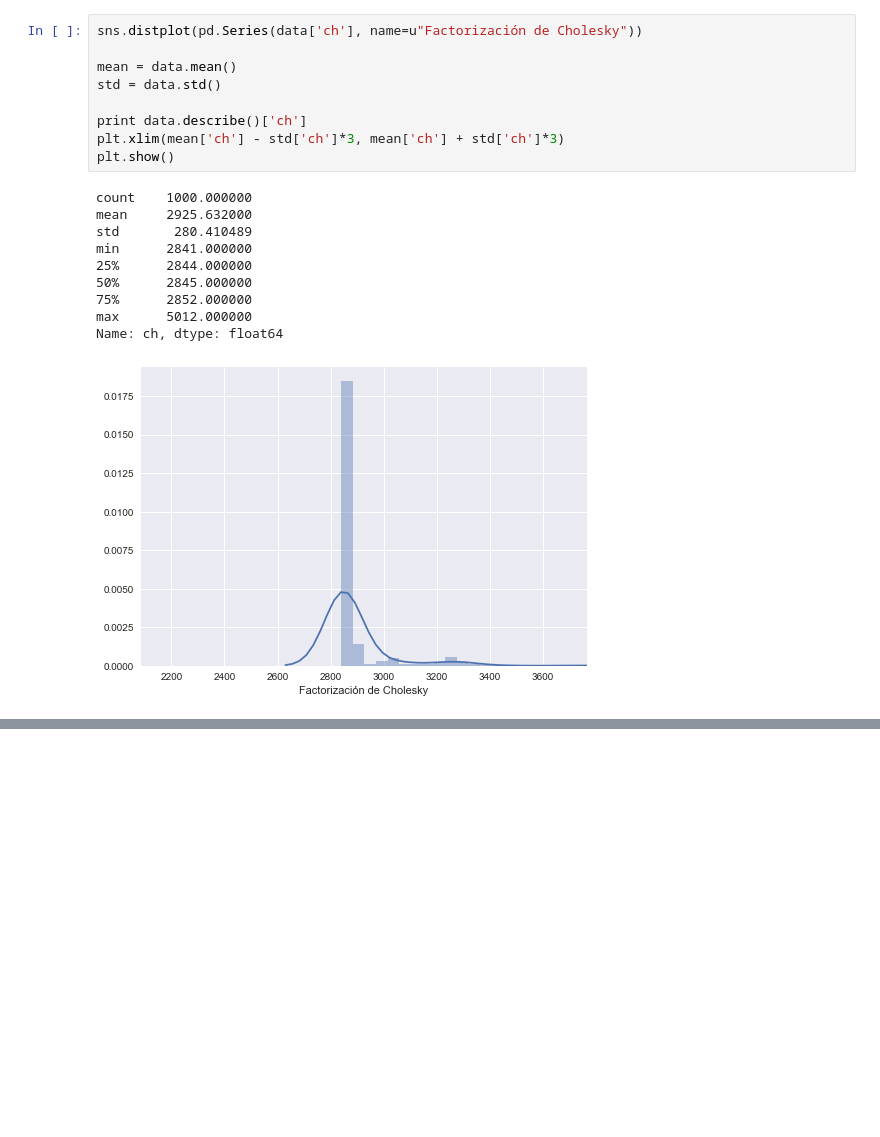
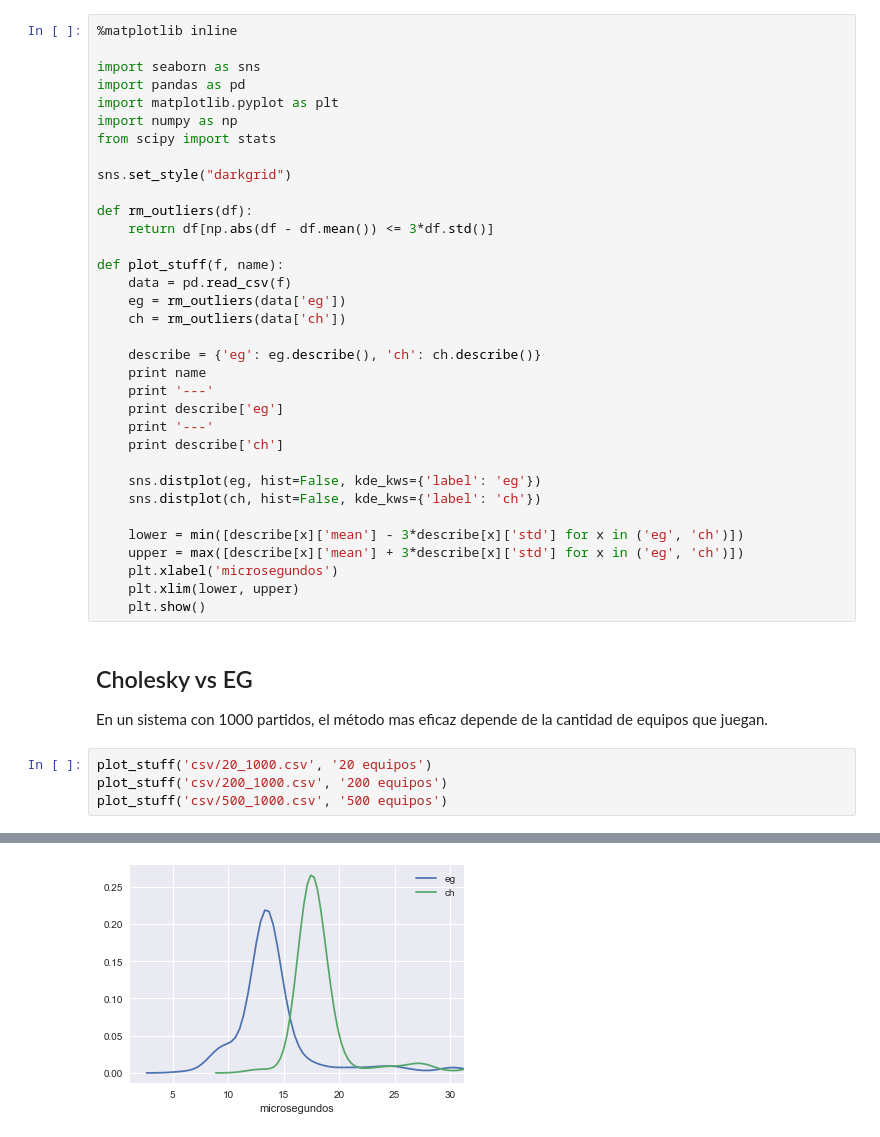
Before and after one commit to smcsicardi/metnum-tp1, a Jupyter notebook: src/grafiquitos.ipynb, the cells around one changed output, grey strips where cells are left out. Cells and saved outputs as stored; diff of their text form; blank space fills up the shorter version.

```diff
--- a/src/grafiquitos.ipynb
+++ b/src/grafiquitos.ipynb
@@ -28,20 +1,42 @@ Name: eg, dtype: float64
-# %%
-sns.distplot(pd.Series(data['ch'], name=u"Factorización de Cholesky"))
-
-mean = data.mean()
-std = data.std()
-
-print data.describe()['ch']
-plt.xlim(mean['ch'] - std['ch']*3, mean['ch'] + std['ch']*3)
-plt.show()
-# %% [output]
-count    1000.000000
-mean     2925.632000
-std       280.410489
-min      2841.000000
-25%      2844.000000
-50%      2845.000000
-75%      2852.000000
-max      5012.000000
-Name: ch, dtype: float64
-[figure, removed]
+# %%
+%matplotlib inline
+
+import seaborn as sns
+import pandas as pd
+import matplotlib.pyplot as plt
+import numpy as np
+from scipy import stats
+
+sns.set_style("darkgrid")
+
+def rm_outliers(df):
+    return df[np.abs(df - df.mean()) <= 3*df.std()]
+
+def plot_stuff(f, name):
+    data = pd.read_csv(f)
+    eg = rm_outliers(data['eg'])
+    ch = rm_outliers(data['ch'])
+
+    describe = {'eg': eg.describe(), 'ch': ch.describe()}
+    print name
+    print '---'
+    print describe['eg']
+    print '---'
+    print describe['ch']
+
+    sns.distplot(eg, hist=False, kde_kws={'label': 'eg'})
+    sns.distplot(ch, hist=False, kde_kws={'label': 'ch'})
+
+    lower = min([describe[x]['mean'] - 3*describe[x]['std'] for x in ('eg', 'ch')])
+    upper = max([describe[x]['mean'] + 3*describe[x]['std'] for x in ('eg', 'ch')])
+    plt.xlabel('microsegundos')
+    plt.xlim(lower, upper)
+    plt.show()
+# %% [markdown]
+## Cholesky vs EG
+En un sistema con 1000 partidos, el método mas eficaz depende de la cantidad de equipos que juegan.
+# %%
+plot_stuff('csv/20_1000.csv', '20 equipos')
+plot_stuff('csv/200_1000.csv', '200 equipos')
+plot_stuff('csv/500_1000.csv', '500 equipos')
+# %% [output]
@@ -47,0 +60 @@ Name: ch, dtype: float64
+[figure, added]
```
Also changed, not shown: parts of 3 cells of this notebook, 19 other files.
